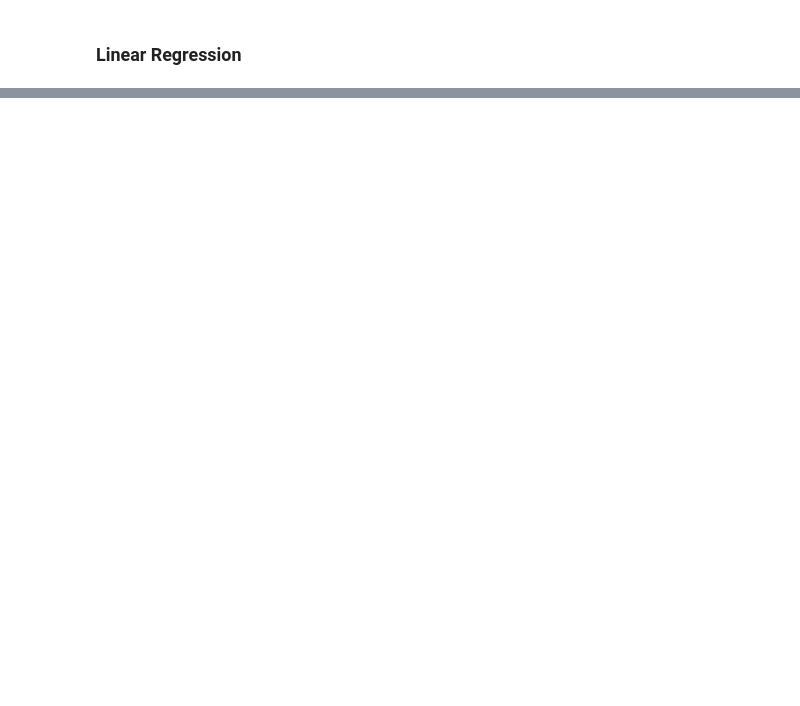
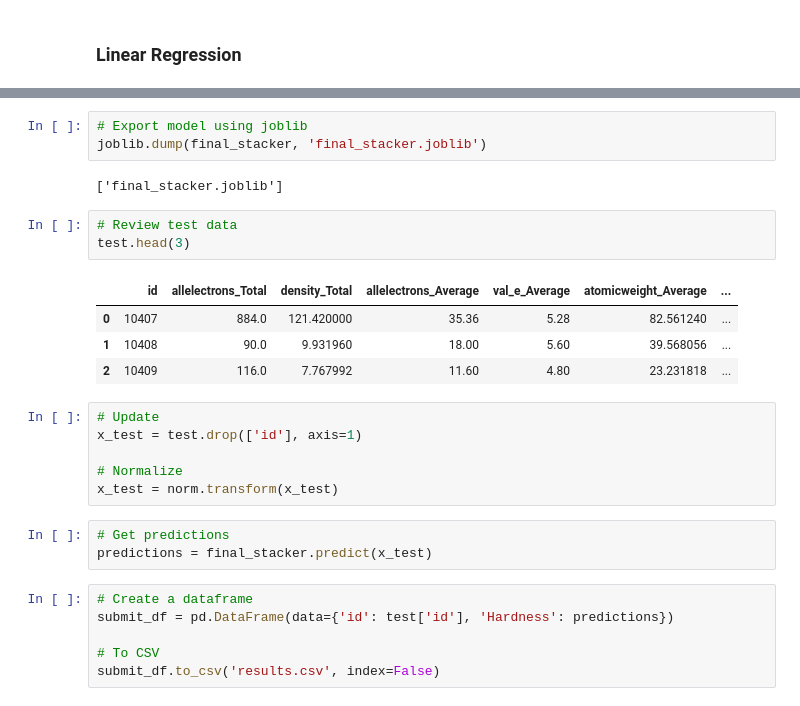
Before and after one commit to lammypi/KagglePlaygroundSeries, a Jupyter notebook: mohs-hardness-regression-competition.ipynb, the cells around one changed output, grey strips where cells are left out. Drawn from its saved outputs; the diff is of its cells as text; blank space fills up the shorter version.

```diff
--- a/mohs-hardness-regression-competition.ipynb
+++ b/mohs-hardness-regression-competition.ipynb
@@ -218,0 +366,28 @@ KNN Score: 0.37892238812395707 | KNN Median Absolute Error: 0.6800000000000006 |
+# %%
+# Export model using joblib
+joblib.dump(final_stacker, 'final_stacker.joblib')
+# %% [output]
+['final_stacker.joblib']
+# %%
+# Review test data
+test.head(3)
+# %% [output]
+|  | id | allelectrons_Total | density_Total | allelectrons_Average | val_e_Average | atomicweight_Average | ... |
+| 0 | 10407 | 884.0 | 121.420000 | 35.36 | 5.28 | 82.561240 | ... |
+| 1 | 10408 | 90.0 | 9.931960 | 18.00 | 5.60 | 39.568056 | ... |
+| 2 | 10409 | 116.0 | 7.767992 | 11.60 | 4.80 | 23.231818 | ... |
+# %%
+# Update
+x_test = test.drop(['id'], axis=1)
+
+# Normalize
+x_test = norm.transform(x_test)
+# %%
+# Get predictions
+predictions = final_stacker.predict(x_test)
+# %%
+# Create a dataframe
+submit_df = pd.DataFrame(data={'id': test['id'], 'Hardness': predictions})
+
+# To CSV
+submit_df.to_csv('results.csv', index=False)
```
Also changed, not shown: parts of 32 cells of this notebook.
